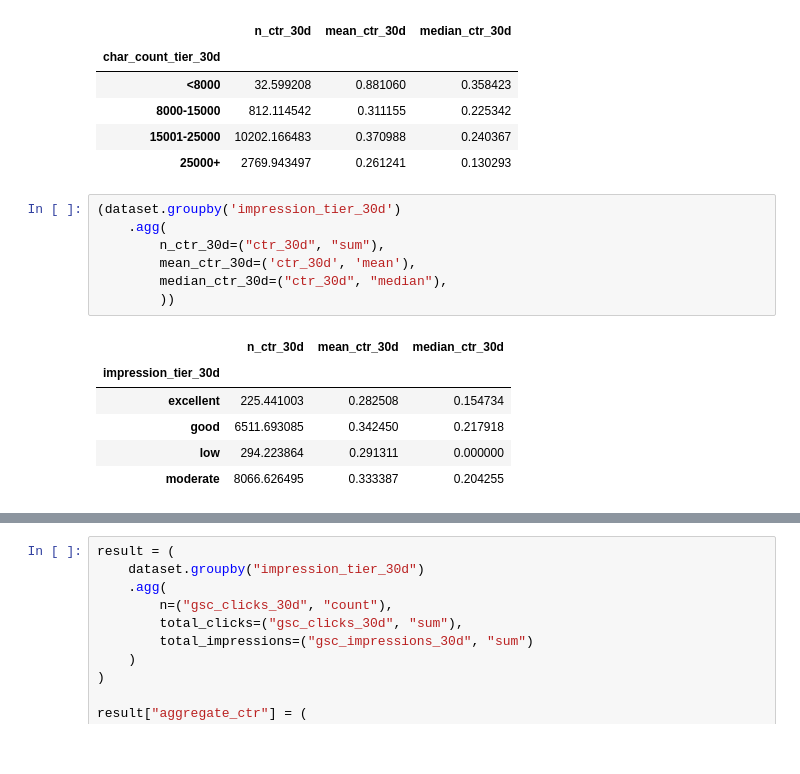
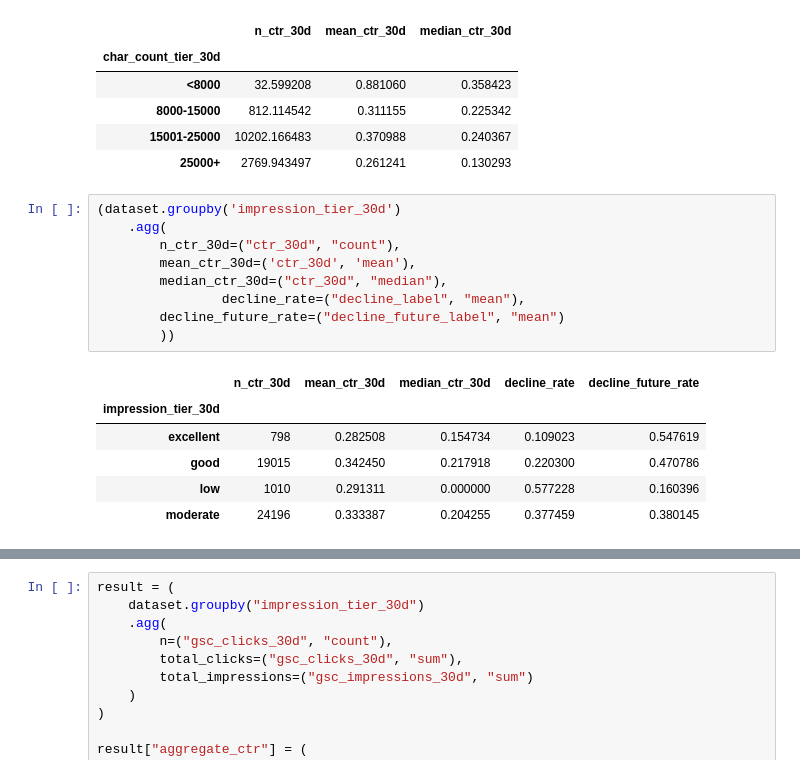
Before and after one commit to octane21/flyrank-internship-ML, a Jupyter notebook: work/notebooks/w04_baseline_score.ipynb, the cells around one changed output, grey strips where cells are left out. Saved outputs shown, nothing was run; the diff lists cells and outputs as text.

```diff
--- a/work/notebooks/w04_baseline_score.ipynb
+++ b/work/notebooks/w04_baseline_score.ipynb
@@ -736,14 +740,16 @@ memory usage: 24.9+ MB
 # %%
 (dataset.groupby('impression_tier_30d')
     .agg(
-        n_ctr_30d=("ctr_30d", "sum"),
+        n_ctr_30d=("ctr_30d", "count"),
         mean_ctr_30d=('ctr_30d', 'mean'),
         median_ctr_30d=("ctr_30d", "median"),
+                decline_rate=("decline_label", "mean"),
+        decline_future_rate=("decline_future_label", "mean")
         ))
 # %% [output]
-|  | n_ctr_30d | mean_ctr_30d | median_ctr_30d |
-| impression_tier_30d |  |  |  |
-| excellent | 225.441003 | 0.282508 | 0.154734 |
-| good | 6511.693085 | 0.342450 | 0.217918 |
-| low | 294.223864 | 0.291311 | 0.000000 |
-| moderate | 8066.626495 | 0.333387 | 0.204255 |
+|  | n_ctr_30d | mean_ctr_30d | median_ctr_30d | decline_rate | decline_future_rate |
+| impression_tier_30d |  |  |  |  |  |
+| excellent | 798 | 0.282508 | 0.154734 | 0.109023 | 0.547619 |
+| good | 19015 | 0.342450 | 0.217918 | 0.220300 | 0.470786 |
+| low | 1010 | 0.291311 | 0.000000 | 0.577228 | 0.160396 |
+| moderate | 24196 | 0.333387 | 0.204255 | 0.377459 | 0.380145 |
```
Also changed, not shown: parts of 12 cells of this notebook.
